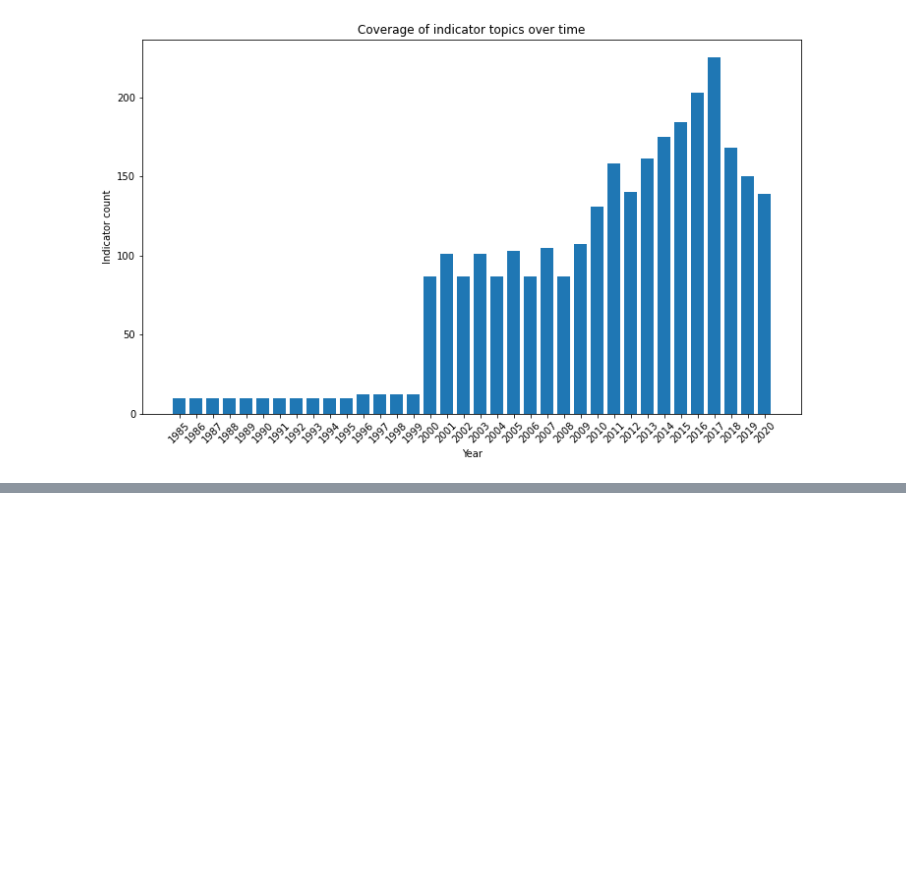
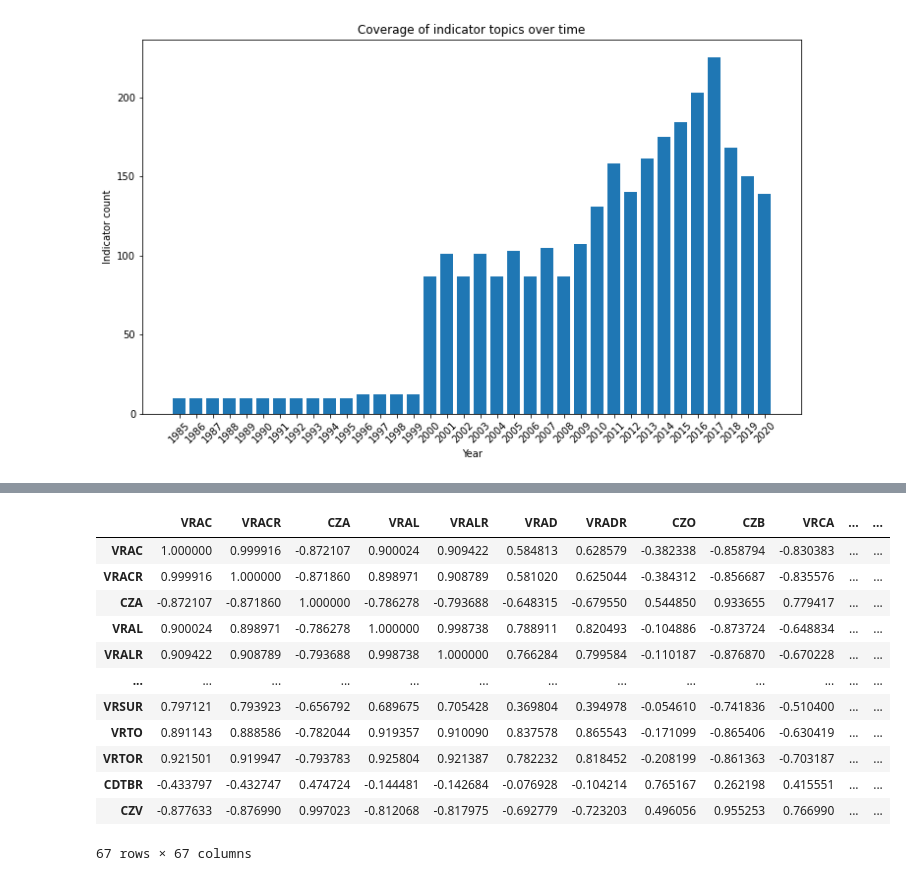
Before and after one commit to dpackardphys/gold_orbit_firelight, a Jupyter notebook: metastudy_analysis.ipynb, the cells around one changed output, grey strips where cells are left out. Saved outputs shown, nothing was run; the diff lists cells and outputs as text; code cells hidden in the pictures; blank space fills up the shorter version.

Commit message:
added correlation matrix to metastudy

```diff
--- a/metastudy_analysis.ipynb
+++ b/metastudy_analysis.ipynb
@@ -75,0 +95,17 @@ plt.savefig('Images/single_year_coverage_bars.png',format='png')
+# %%
+# Get correlation matrix
+cleaned_data_df.corr()
+# %% [output]
+|  | VRAC | VRACR | CZA | VRAL | VRALR | VRAD | VRADR | CZO | CZB | VRCA | ... | ... |
+| VRAC | 1.000000 | 0.999916 | -0.872107 | 0.900024 | 0.909422 | 0.584813 | 0.628579 | -0.382338 | -0.858794 | -0.830383 | ... | ... |
+| VRACR | 0.999916 | 1.000000 | -0.871860 | 0.898971 | 0.908789 | 0.581020 | 0.625044 | -0.384312 | -0.856687 | -0.835576 | ... | ... |
+| CZA | -0.872107 | -0.871860 | 1.000000 | -0.786278 | -0.793688 | -0.648315 | -0.679550 | 0.544850 | 0.933655 | 0.779417 | ... | ... |
+| VRAL | 0.900024 | 0.898971 | -0.786278 | 1.000000 | 0.998738 | 0.788911 | 0.820493 | -0.104886 | -0.873724 | -0.648834 | ... | ... |
+| VRALR | 0.909422 | 0.908789 | -0.793688 | 0.998738 | 1.000000 | 0.766284 | 0.799584 | -0.110187 | -0.876870 | -0.670228 | ... | ... |
+| ... | ... | ... | ... | ... | ... | ... | ... | ... | ... | ... | ... | ... |
+| VRSUR | 0.797121 | 0.793923 | -0.656792 | 0.689675 | 0.705428 | 0.369804 | 0.394978 | -0.054610 | -0.741836 | -0.510400 | ... | ... |
+| VRTO | 0.891143 | 0.888586 | -0.782044 | 0.919357 | 0.910090 | 0.837578 | 0.865543 | -0.171099 | -0.865406 | -0.630419 | ... | ... |
+| VRTOR | 0.921501 | 0.919947 | -0.793783 | 0.925804 | 0.921387 | 0.782232 | 0.818452 | -0.208199 | -0.861363 | -0.703187 | ... | ... |
+| CDTBR | -0.433797 | -0.432747 | 0.474724 | -0.144481 | -0.142684 | -0.076928 | -0.104214 | 0.765167 | 0.262198 | 0.415551 | ... | ... |
+| CZV | -0.877633 | -0.876990 | 0.997023 | -0.812068 | -0.817975 | -0.692779 | -0.723203 | 0.496056 | 0.955253 | 0.766990 | ... | ... |
+67 rows × 67 columns
```
Also changed, not shown: parts of 4 cells of this notebook, 3 other files.
